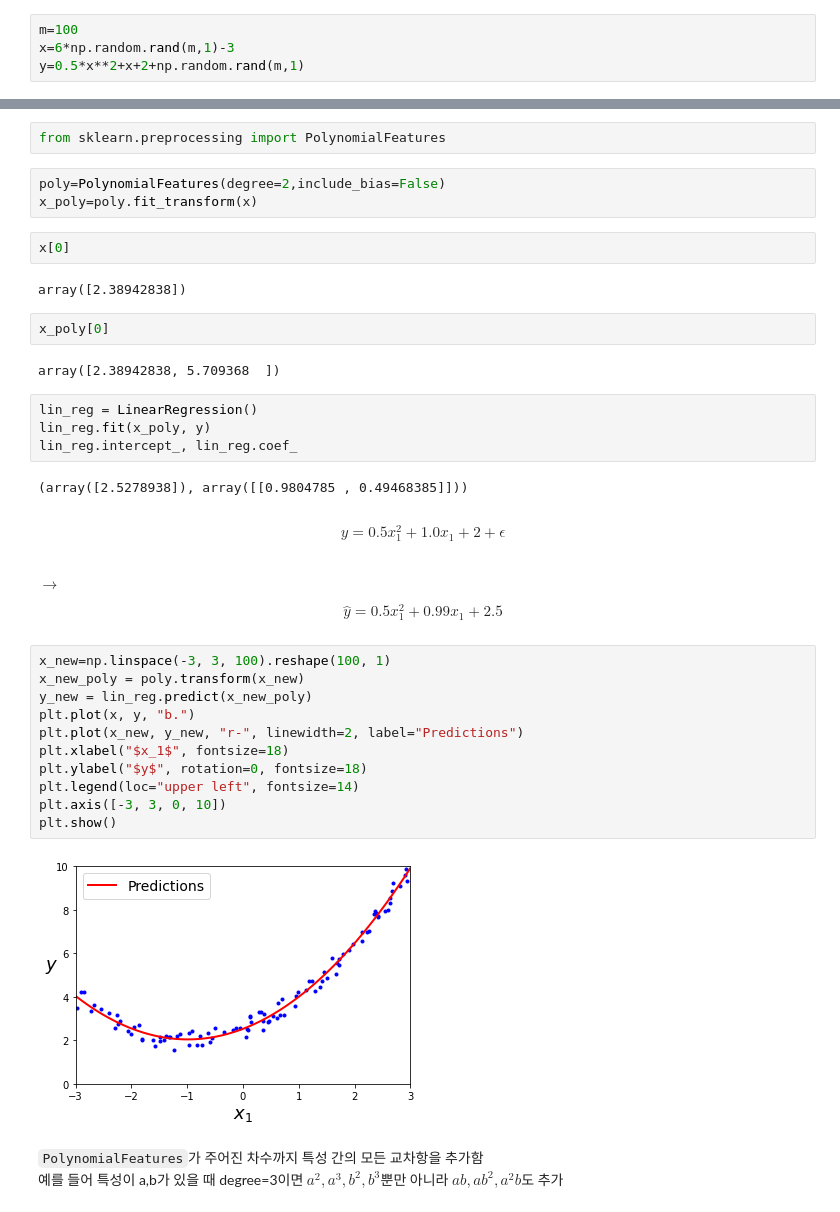
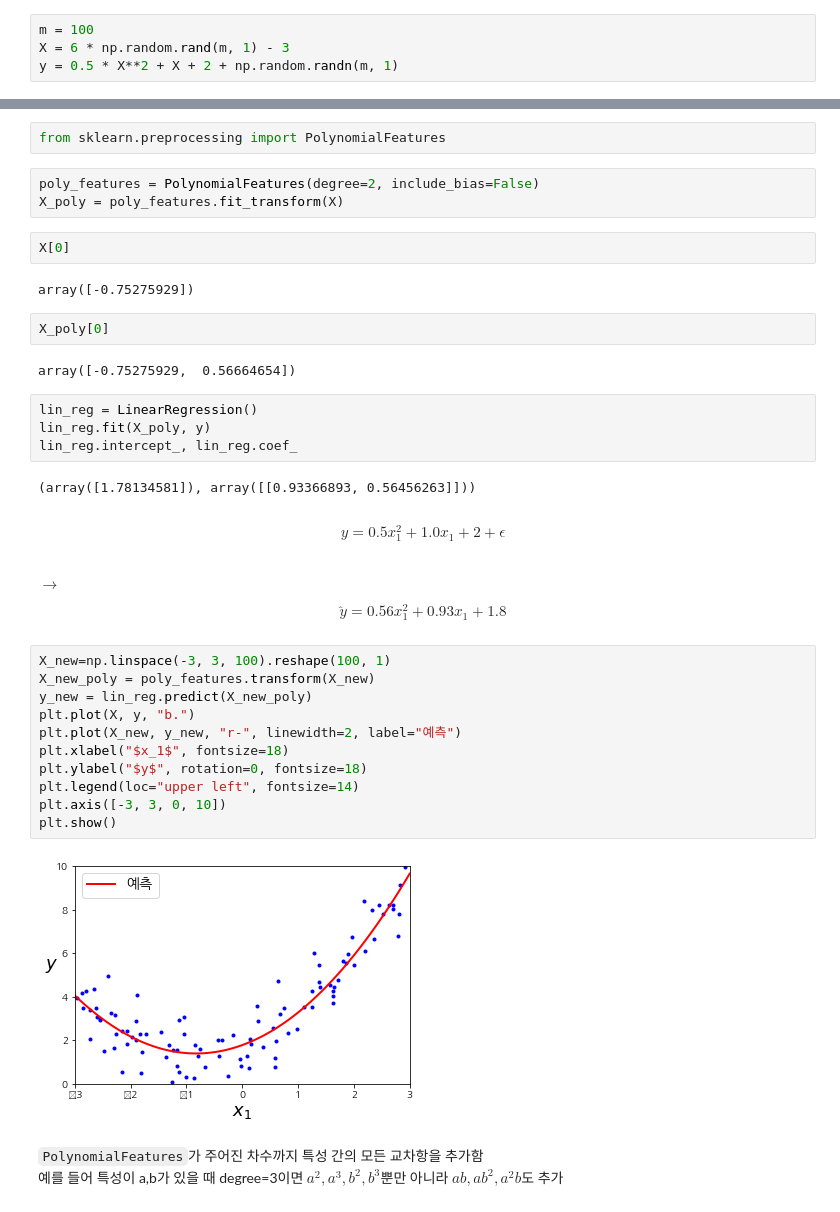
Before and after one commit to hyerim02/Hands-on, a Jupyter notebook: 1-4 모델 훈련/04_training_linear_models.ipynb, the cells around one changed output, grey strips where cells are left out. Drawn from its saved outputs; the diff is of its cells as text.

```diff
--- a/1-4 모델 훈련/04_training_linear_models.ipynb
+++ b/1-4 모델 훈련/04_training_linear_models.ipynb
@@ -286,7 +288,7 @@ import numpy.random as rnd
 
 np.random.seed(42)
 # %%
-m=100
-x=6*np.random.rand(m,1)-3
-y=0.5*x**2+x+2+np.random.rand(m,1)
+m = 100
+X = 6 * np.random.rand(m, 1) - 3
+y = 0.5 * X**2 + X + 2 + np.random.randn(m, 1)
 # %%
@@ -300,39 +302,39 @@ plt.show()
 # %%
 from sklearn.preprocessing import PolynomialFeatures
 # %%
-poly=PolynomialFeatures(degree=2,include_bias=False)
-x_poly=poly.fit_transform(x)
+poly_features = PolynomialFeatures(degree=2, include_bias=False)
+X_poly = poly_features.fit_transform(X)
 # %%
-x[0]
+X[0]
 # %% [output]
-array([2.38942838])
+array([-0.75275929])
 # %%
-x_poly[0]
+X_poly[0]
 # %% [output]
-array([2.38942838, 5.709368  ])
+array([-0.75275929,  0.56664654])
 # %%
 lin_reg = LinearRegression()
-lin_reg.fit(x_poly, y)
+lin_reg.fit(X_poly, y)
 lin_reg.intercept_, lin_reg.coef_
 # %% [output]
-(array([2.5278938]), array([[0.9804785 , 0.49468385]]))
+(array([1.78134581]), array([[0.93366893, 0.56456263]]))
 # %% [markdown]
 $$y=0.5x_{1}^2+1.0x_{1}+2+\epsilon$$
 $\rightarrow$
-$$\hat{y}=0.5x_{1}^2+0.99x_{1}+2.5$$
+$$\hat{y}=0.56x_{1}^2+0.93x_{1}+1.8$$
 # %%
-x_new=np.linspace(-3, 3, 100).reshape(100, 1)
-x_new_poly = poly.transform(x_new)
-y_new = lin_reg.predict(x_new_poly)
-plt.plot(x, y, "b.")
-plt.plot(x_new, y_new, "r-", linewidth=2, label="Predictions")
+X_new=np.linspace(-3, 3, 100).reshape(100, 1)
+X_new_poly = poly_features.transform(X_new)
+y_new = lin_reg.predict(X_new_poly)
+plt.plot(X, y, "b.")
+plt.plot(X_new, y_new, "r-", linewidth=2, label="예측")
 plt.xlabel("$x_1$", fontsize=18)
 plt.ylabel("$y$", rotation=0, fontsize=18)
 plt.legend(loc="upper left", fontsize=14)
 plt.axis([-3, 3, 0, 10])
 plt.show()
 # %% [output]
-[figure, old version]
+[figure, new version]
 # %% [markdown]
 `PolynomialFeatures`가 주어진 차수까지 특성 간의 모든 교차항을 추가함
 예를 들어 특성이 a,b가 있을 때 degree=3이면 $a^2,a^3,b^2,b^3$뿐만 아니라 $ab,ab^2,a^2b$도 추가
```
Also changed, not shown: parts of 33 cells of this notebook.
